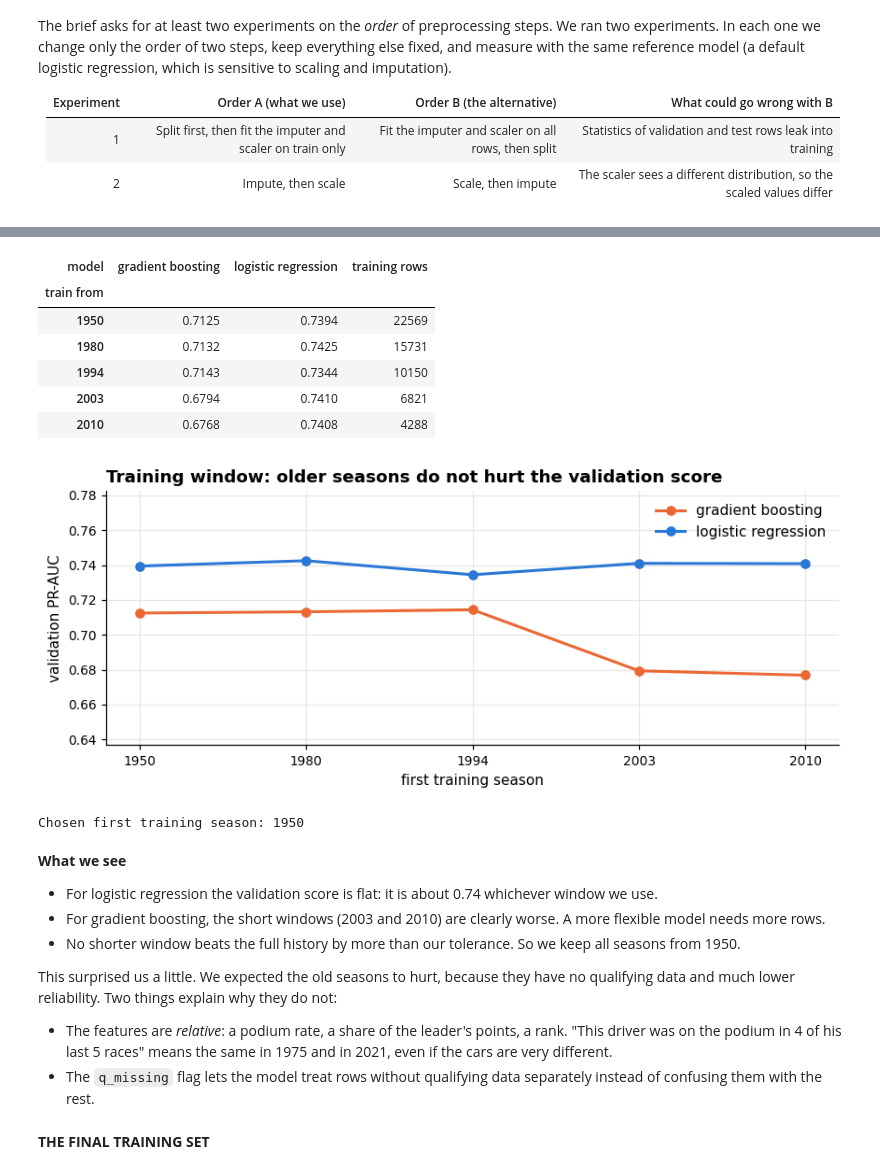
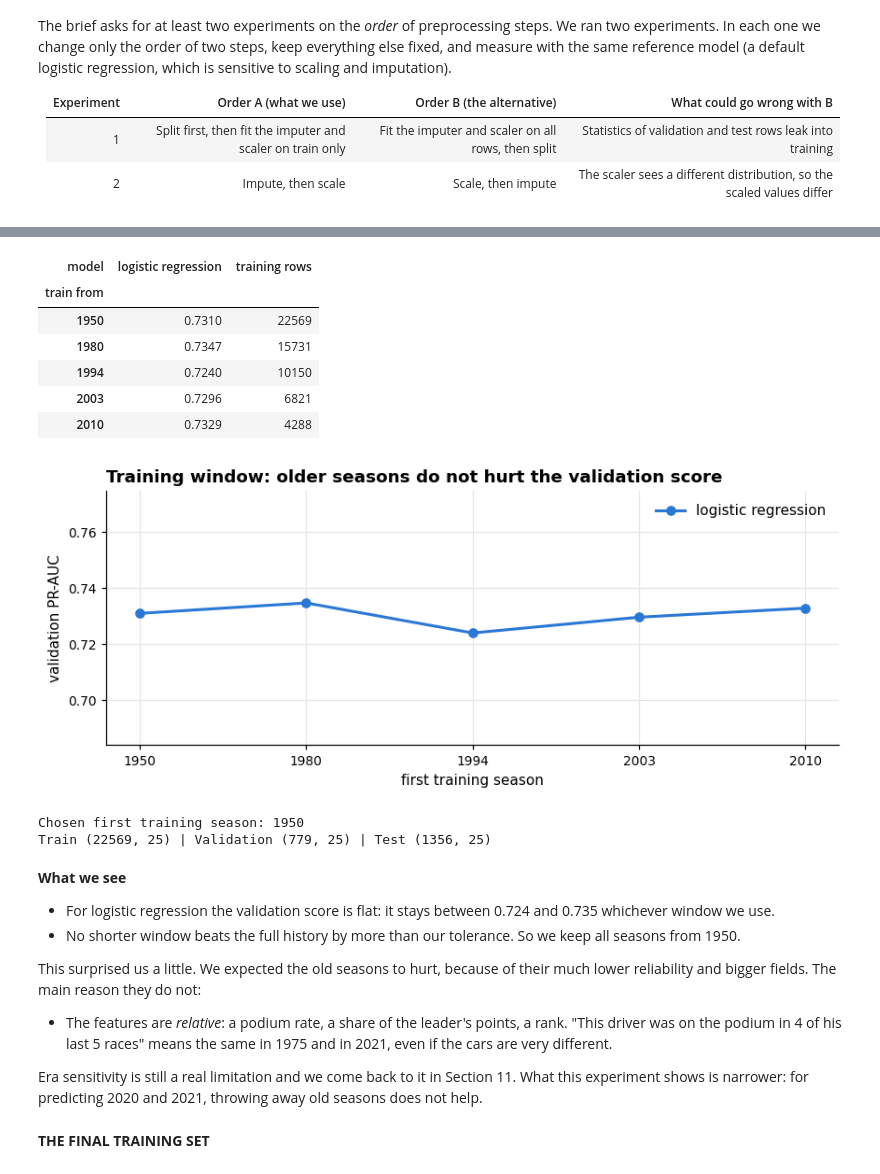
Before and after one commit to adhamshaheen/f1-podium-prediction, a Jupyter notebook: notebooke15c4f85e0.ipynb, the cells around one changed output, grey strips where cells are left out. Saved outputs shown, nothing was run; the diff lists cells and outputs as text; code cells hidden in the pictures.

```diff
--- a/notebooke15c4f85e0.ipynb
+++ b/notebooke15c4f85e0.ipynb
@@ -1171,8 +1171,8 @@ base = safe_join(base, clean['circuits'][['circuitId', 'name', 'country']].renam
 base = safe_join(base, clean['drivers'][['driverId', 'driverRef', 'forename', 'surname', 'dob', 'nationality']], 'driverId')
 base = safe_join(base, clean['constructors'][['constructorId', 'name']].rename(columns={'name': 'team'}), 'constructorId')
 base = safe_join(base, clean['status'], 'statusId')
-# qualifying: joined on the pair (raceId, driverId). Rows without a qualifying record get NaN
-quali = clean['qualifying'][['raceId', 'driverId', 'position', 'q1_s', 'q2_s', 'q3_s']].rename(columns={'position': 'q_pos'})
+# qualifying position: joined on the pair (raceId, driverId), used by Question 1 only (not a model input, see 5.1)
+quali = clean['qualifying'][['raceId', 'driverId', 'position']].rename(columns={'position': 'q_pos'})
 base = safe_join(base, quali, ['raceId', 'driverId'], validate='one_to_one')
 # Sprint points count for the championship. We only need them to keep the standings of LATER weekends correct (5.3).
 sprint_points = clean['sprint_results'].groupby(['raceId', 'driverId'], as_index=False)['points'].sum().rename(columns={'points': 'sprint_points'})
@@ -2021,22 +2314,3 @@ Both steps live inside one scikit-learn `Pipeline` together with the model. When
 **Why the median?** As in Lab 1: it is not pulled around by outliers the way the mean is. And we never rely on the filled-in value alone, because each reason for a missing value has its own flag (5.1).
 
 **Why scale?** As in Lab 3: `d_starts` runs from 0 to over 300 while `d_pod_rate_5` runs from 0 to 1. Logistic regression and the neural network would treat the bigger numbers as more important. Tree models do not need scaling, but it does not hurt them, and using one pipeline for all models keeps the comparison fair.
-# %%
-def make_pipeline(estimator):
-    """The one preprocessing recipe used by every model in this notebook."""
-    return Pipeline([('impute', SimpleImputer(strategy='median')),
-                     ('scale', StandardScaler()),
-                     ('model', estimator)])
-
-# --- Which features have missing values, and why? ---
-missing_train = train_all[FEATURES].isna().mean().sort_values()
-missing_train = missing_train[missing_train > 0]
-fig, ax = plt.subplots(figsize=(8, 4.2))
-import seaborn as sns
-palette = dict(zip(FEATURE_GROUPS, sns.color_palette("tab10", len(FEATURE_GROUPS))))
-bars = ax.barh(missing_train.index, missing_train.values * 100, color=[palette[GROUP_OF[f]] for f in missing_train.index])
-ax.bar_label(bars, fmt='%.1f%%', padding=3, fontsize=8)
-ax.set_xlim(0, 100); ax.set_xlabel('% of training rows that are missing'); ax.grid(axis='y', visible=False)
-ax.legend(handles=[mpatches.Patch(color=palette[g], label=g) for g in FEATURE_GROUPS if any(GROUP_OF[f] == g for f in missing_train.index)], loc='lower right')
-ax.set_title('Missing values in the features (all training seasons)')
-finish(fig, '24_feature_missingness')
@@ -2045,18 +2374,18 @@ finish(fig, '24_feature_missingness')
 # %%
 # --- Effect of the two steps on the data (checklist: "effect of the step on distribution / range / values") ---
-prep = Pipeline([('impute', SimpleImputer(strategy='median')), ('scale', StandardScaler())]).fit(train_all[FEATURES])
+prep = Pipeline([('impute', PastMedianImputer()), ('scale', StandardScaler())]).fit(train_all[FEATURES])
 after_impute = pd.DataFrame(prep.named_steps['impute'].transform(train_all[FEATURES]), columns=FEATURES)
 after_scale = pd.DataFrame(prep.transform(train_all[FEATURES]), columns=FEATURES)
 
-# Three features with very different shapes: mostly missing, a rate between 0 and 1, and a large count
-examples = ['q_gap_pct', 'd_pod_rate_10', 'd_starts']
+# Three features with very different shapes: the one with the most gaps, a rate between 0 and 1, and a large count
+examples = ['c_points_share', 'd_pod_rate_10', 'd_starts']
 fig, axes = plt.subplots(3, 3, figsize=(13, 8))
 for i, f in enumerate(examples):
     axes[i, 0].hist(train_all[f].dropna(), bins=30, color=GREY)
     axes[i, 0].set_title(f'{f}: raw ({train_all[f].isna().mean():.0%} missing)', fontsize=10)
     axes[i, 1].hist(after_impute[f], bins=30, color=LIGHT_BLUE)
     axes[i, 1].axvline(prep.named_steps['impute'].statistics_[FEATURES.index(f)], color=RED, ls='--', lw=1.2)
-    axes[i, 1].set_title(f'{f}: after imputation (red line = median used)', fontsize=10)
+    axes[i, 1].set_title(f'{f}: after imputation (red line = training median)', fontsize=10)
     axes[i, 2].hist(after_scale[f], bins=30, color=BLUE)
     axes[i, 2].set_title(f'{f}: after scaling', fontsize=10)
     for ax in axes[i]:
@@ -2072,4 +2401,6 @@ effect = pd.DataFrame({
     'mean after': after_scale[examples].mean(), 'std after': after_scale[examples].std(),
 }).round(2)
 display(effect)
+print(f'Training cells filled with the median of earlier races: {int(train_all[FEATURES].isna().sum().sum()) - prep.named_steps["impute"].no_earlier_value_:,}. '
+      f'Filled with 0 because no earlier race had a value yet: {prep.named_steps["impute"].no_earlier_value_:,}.')
 # %% [output]
@@ -2258,47 +2614,52 @@ We do not guess. We train the same two models (a default logistic regression and
 # %%
-# The same two models with five different first seasons. Only the training rows change, validation stays 2020-2021
+# The reference logistic regression with five different first seasons. Only the training rows change, validation stays 2020-2021
 window_rows = []
 for start in [1950, 1980, 1994, 2003, 2010]:
     frame = train_all[train_all['year'] >= start]
-    for name, estimator in [('logistic regression', LogisticRegression(max_iter=2000)),
-                            ('gradient boosting', HistGradientBoostingClassifier(random_state=SEED))]:
+    for name, estimator in [('logistic regression', LogisticRegression(max_iter=2000))]:
         window_rows.append({'train from': start, 'training rows': len(frame), 'model': name, **quick_scores(make_pipeline(estimator), frame)})
 window_table = pd.DataFrame(window_rows)
 display(window_table.pivot(index='train from', columns='model', values='val PR-AUC').assign(
     **{'training rows': window_table.drop_duplicates('train from').set_index('train from')['training rows']}).round(4))
 
 # The decision rule from the text above: the longest window that is within the tolerance of the best one
 mean_by_window = window_table.groupby('train from')['val PR-AUC'].mean()
 WINDOW_TOLERANCE = 0.01
 TRAIN_START = int(min(y for y in mean_by_window.index if mean_by_window[y] >= mean_by_window.max() - WINDOW_TOLERANCE))
 
 fig, ax = plt.subplots(figsize=(8, 3.4))
-for (name, d), colour in zip(window_table.groupby('model'), [ORANGE, BLUE]):
+for (name, d), colour in zip(window_table.groupby('model'), [BLUE]):
     ax.plot(d['train from'].astype(str), d['val PR-AUC'], marker='o', color=colour, lw=2, label=name)
 ax.set_ylim(window_table['val PR-AUC'].min() - 0.04, window_table['val PR-AUC'].max() + 0.04)
 ax.set_xlabel('first training season'); ax.set_ylabel('validation PR-AUC'); ax.legend()
 ax.set_title('Training window: older seasons do not hurt the validation score')
 finish(fig, '27_training_window')
 print(f'Chosen first training season: {TRAIN_START}')
+
+# The final training set, used by every model from here on (same rows, same features)
+train = train_all[train_all['year'] >= TRAIN_START]
+X_train, y_train = xy(train); X_val, y_val = xy(val); X_test, y_test = xy(test)
+print(f'Train {X_train.shape} | Validation {X_val.shape} | Test {X_test.shape}')
 # %% [output]
-| model | gradient boosting | logistic regression | training rows |
-| train from |  |  |  |
-| 1950 | 0.7125 | 0.7394 | 22569 |
-| 1980 | 0.7132 | 0.7425 | 15731 |
-| 1994 | 0.7143 | 0.7344 | 10150 |
-| 2003 | 0.6794 | 0.7410 | 6821 |
-| 2010 | 0.6768 | 0.7408 | 4288 |
+| model | logistic regression | training rows |
+| train from |  |  |
+| 1950 | 0.7310 | 22569 |
+| 1980 | 0.7347 | 15731 |
+| 1994 | 0.7240 | 10150 |
+| 2003 | 0.7296 | 6821 |
+| 2010 | 0.7329 | 4288 |
-[figure, old version]
+[figure, new version]
 Chosen first training season: 1950
+Train (22569, 25) | Validation (779, 25) | Test (1356, 25)
 # %% [markdown]
 **What we see**
-- For logistic regression the validation score is flat: it is about 0.74 whichever window we use.
-- For gradient boosting, the short windows (2003 and 2010) are clearly worse. A more flexible model needs more rows.
+- For logistic regression the validation score is flat: it stays between 0.724 and 0.735 whichever window we use.
 - No shorter window beats the full history by more than our tolerance. So we keep all seasons from 1950.
 
-This surprised us a little. We expected the old seasons to hurt, because they have no qualifying data and much lower reliability. Two things explain why they do not:
+This surprised us a little. We expected the old seasons to hurt, because of their much lower reliability and bigger fields. The main reason they do not:
 - The features are *relative*: a podium rate, a share of the leader's points, a rank. "This driver was on the podium in 4 of his last 5 races" means the same in 1975 and in 2021, even if the cars are very different.
-- The `q_missing` flag lets the model treat rows without qualifying data separately instead of confusing them with the rest.
+
+Era sensitivity is still a real limitation and we come back to it in Section 11. What this experiment shows is narrower: for predicting 2020 and 2021, throwing away old seasons does not help.
 # %% [markdown]
 **THE FINAL TRAINING SET**
 # %%
```
Also changed, not shown: parts of 33 cells of this notebook.
